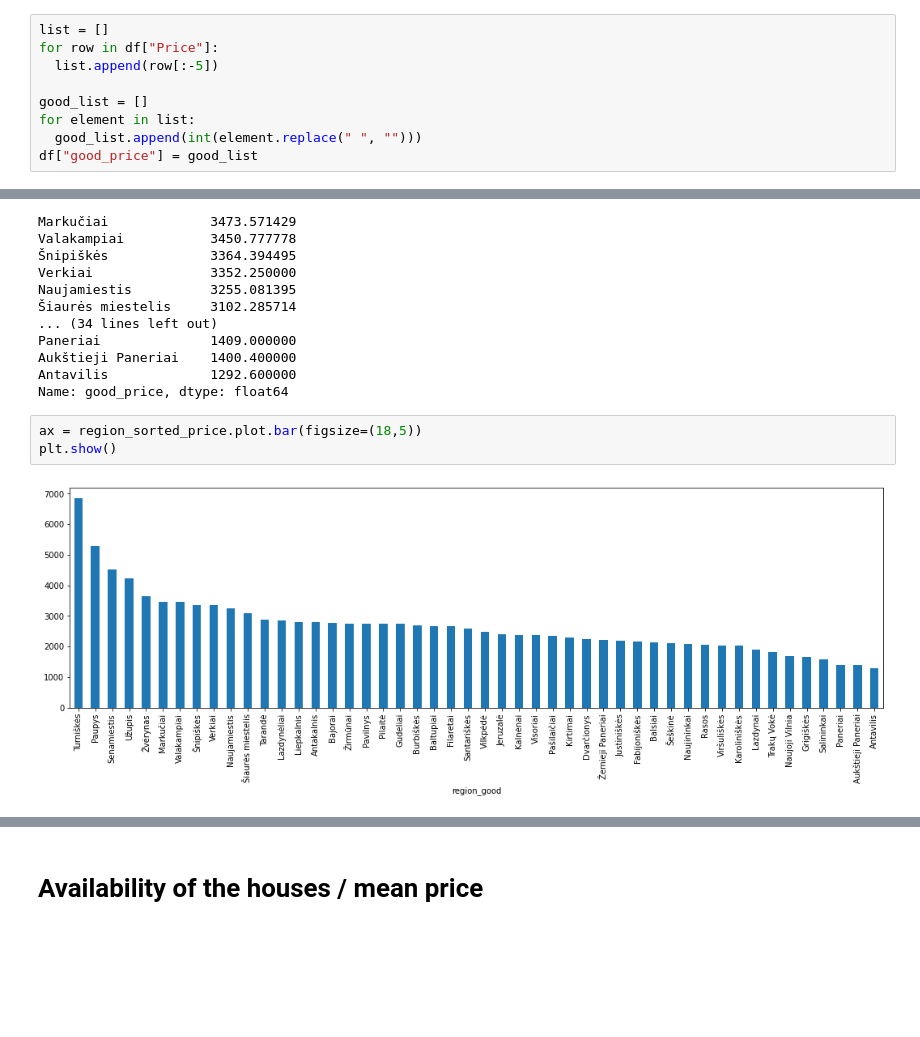
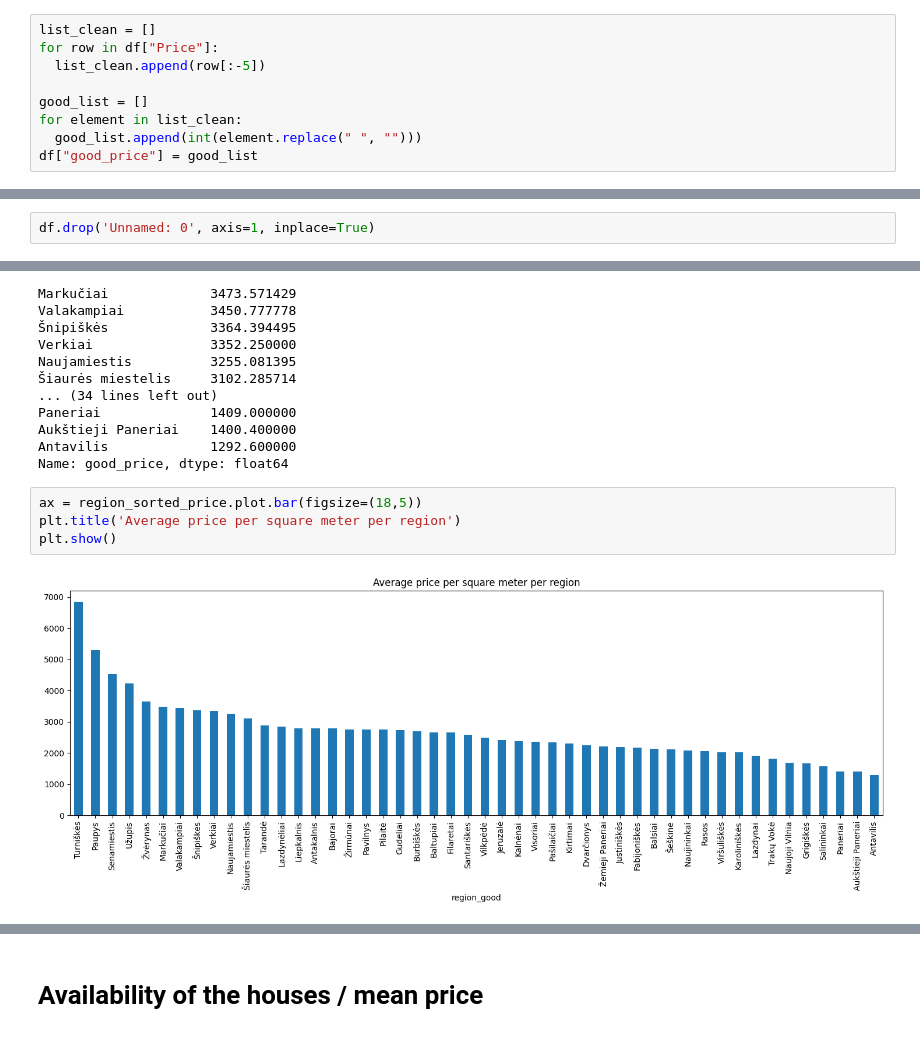
Before and after one commit to StMaCre/DS_Real_estate, a Jupyter notebook: Aruodas.ipynb, the cells around one changed output, grey strips where cells are left out. Cells and saved outputs as stored; diff of their text form; blank space fills up the shorter version.

```diff
--- a/Aruodas.ipynb
+++ b/Aruodas.ipynb
@@ -24,12 +37,12 @@ print(df)
 # %% [markdown]
 # Cleaning the data
 # %%
-list = []
+list_clean = []
 for row in df["Price"]:
-  list.append(row[:-5])
+  list_clean.append(row[:-5])
 
 good_list = []
-for element in list:
+for element in list_clean:
   good_list.append(int(element.replace(" ", "")))
 df["good_price"] = good_list
 # %%
@@ -42,6 +55,8 @@ print(list_region)
 df["region_good"] = list_region
 # %% [output]
 ['Senamiestis', 'Antakalnis', 'Šnipiškės', 'Naujininkai', 'Naujamiestis', 'Žvėrynas', 'Aukštieji Paneriai', 'Senamiestis', 'Senamiestis', 'Valakampiai', 'Antavilis', 'Lazdynėliai', 'Pilaitė', 'Tarandė ...
+# %%
+df.drop('Unnamed: 0', axis=1, inplace=True)
 # %%
 print(df)
 # %% [output]
@@ -94,8 +140,9 @@ Antavilis             1292.600000
 Name: good_price, dtype: float64
 # %%
 ax = region_sorted_price.plot.bar(figsize=(18,5))
+plt.title('Average price per square meter per region')
 plt.show()
 # %% [output]
-[figure, old version]
+[figure, new version]
 # %%
 ax = houses_region.plot.bar(figsize=(18,5))
```
Also changed, not shown: parts of 14 cells of this notebook.
